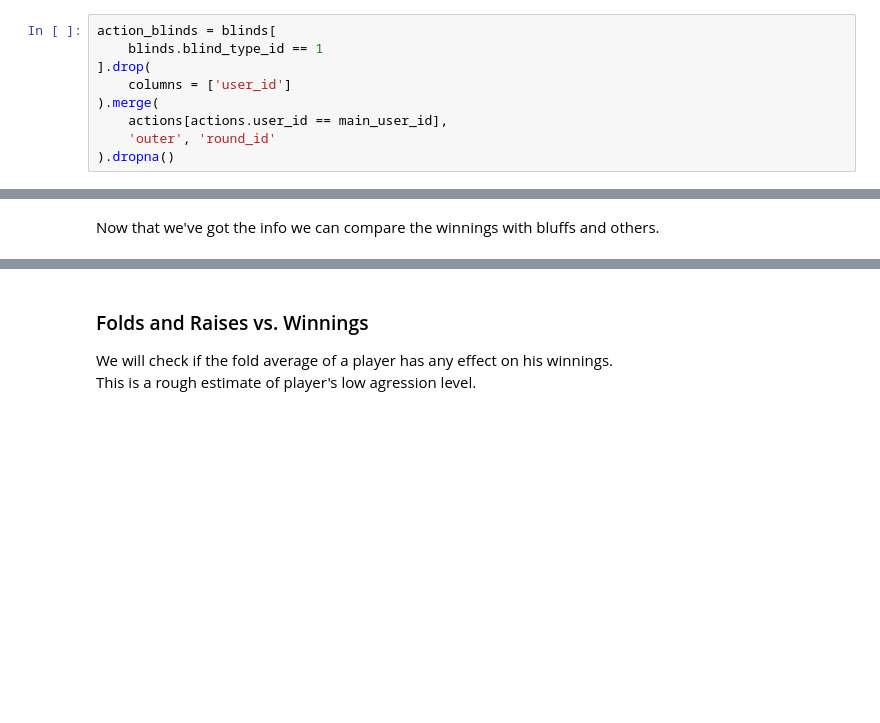
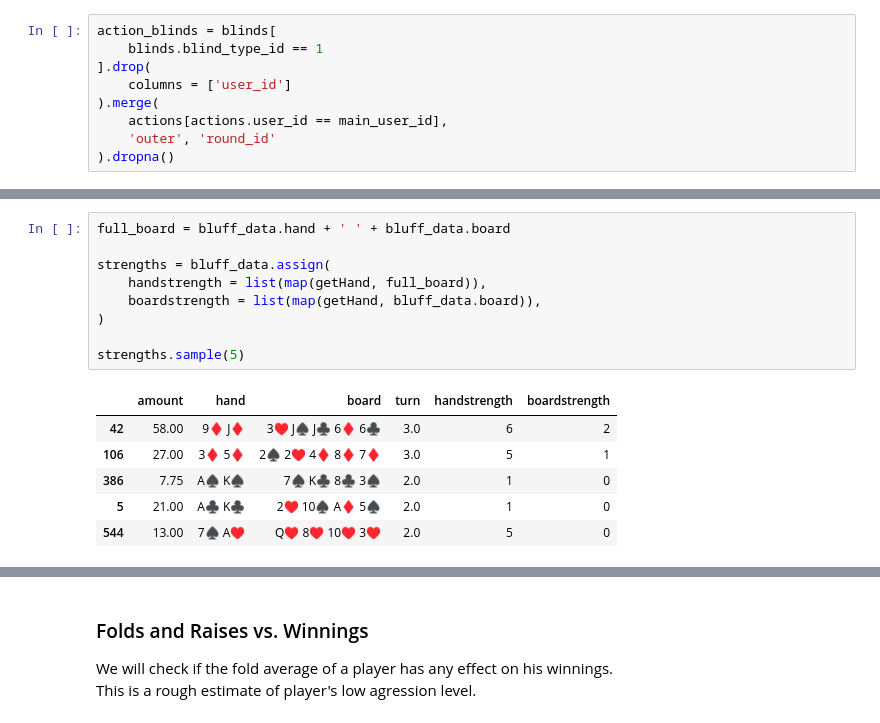
Before and after one commit to kuco23/PokerPlayerPatterns, a Jupyter notebook: notebook.ipynb, the cells around one changed output, grey strips where cells are left out. Drawn from its saved outputs; the diff is of its cells as text; blank space fills up the shorter version.

```diff
--- a/notebook.ipynb
+++ b/notebook.ipynb
@@ -329,2 +294,16 @@ strengths.head(10)
-# %% [markdown]
-Now that we've got the info we can compare the winnings with bluffs and others.
+# %%
+full_board = bluff_data.hand + ' ' + bluff_data.board
+
+strengths = bluff_data.assign(
+    handstrength = list(map(getHand, full_board)),
+    boardstrength = list(map(getHand, bluff_data.board)),
+)
+
+strengths.sample(5)
+# %% [output]
+|  | amount | hand | board | turn | handstrength | boardstrength |
+| 42 | 58.00 | 9♦ J♦ | 3♥ J♠ J♣ 6♦ 6♣ | 3.0 | 6 | 2 |
+| 106 | 27.00 | 3♦ 5♦ | 2♠ 2♥ 4♦ 8♦ 7♦ | 3.0 | 5 | 1 |
+| 386 | 7.75 | A♠ K♠ | 7♠ K♣ 8♣ 3♠ | 2.0 | 1 | 0 |
+| 5 | 21.00 | A♣ K♣ | 2♥ 10♠ A♦ 5♠ | 2.0 | 1 | 0 |
+| 544 | 13.00 | 7♠ A♥ | Q♥ 8♥ 10♥ 3♥ | 2.0 | 5 | 0 |
```
Also changed, not shown: parts of 12 cells of this notebook, 6 other files.
